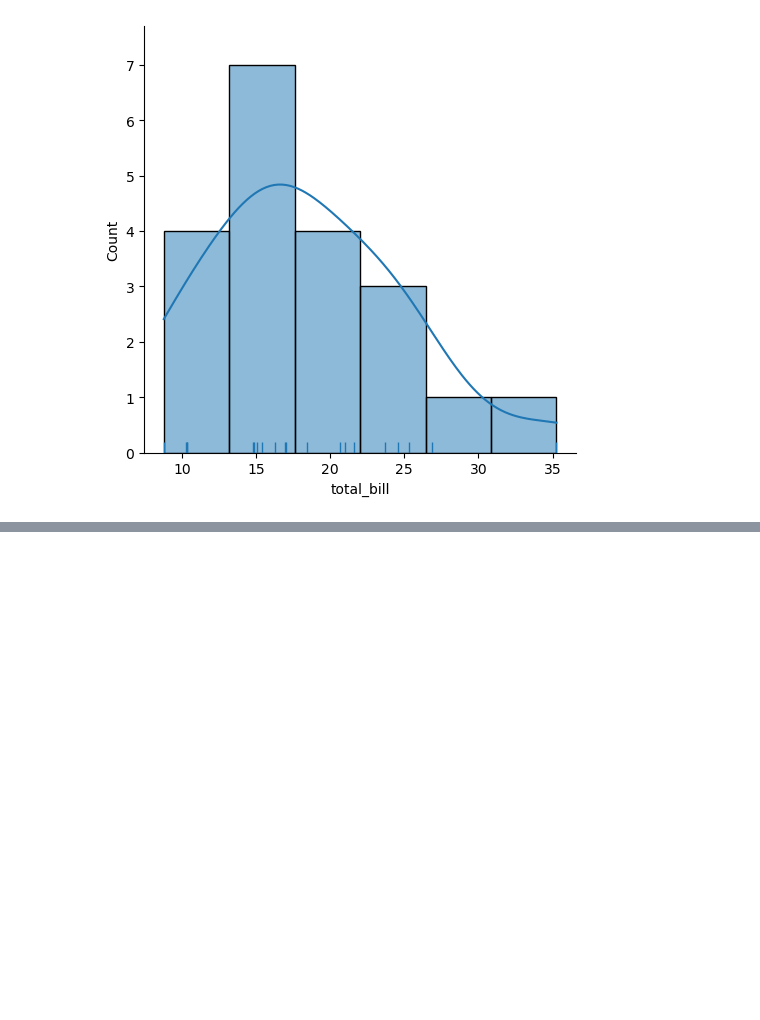
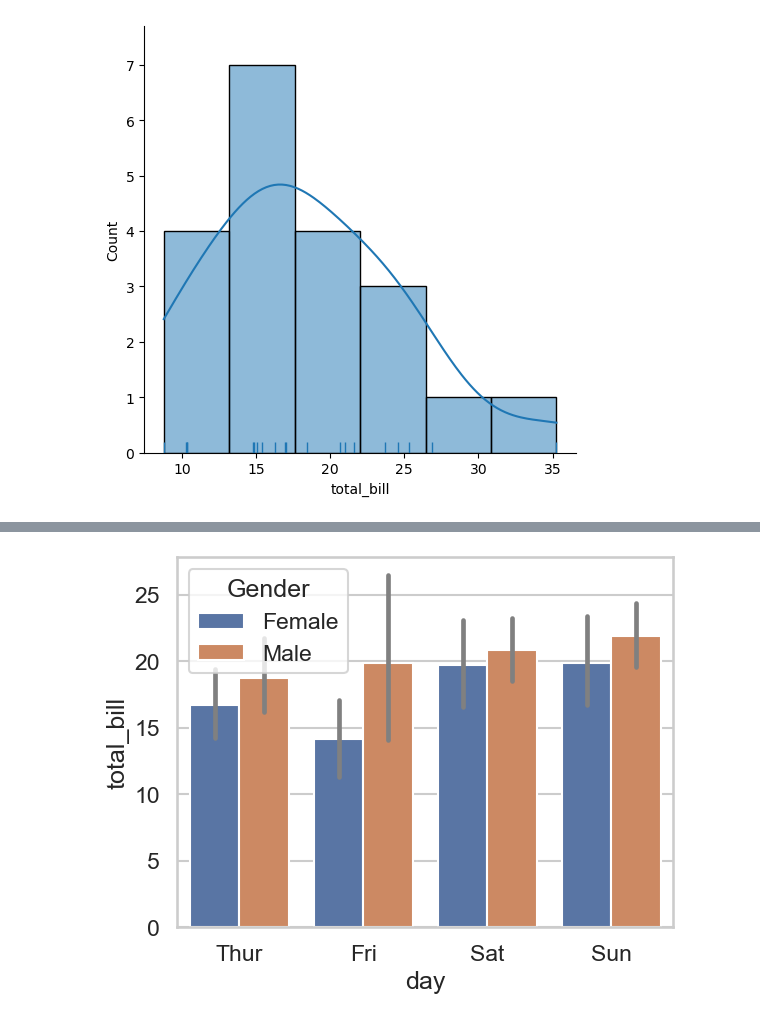
Before and after one commit to pravatn01/Seaborn-Data-Viz, a Jupyter notebook: seaborn_viz.ipynb, the cells around one changed output, grey strips where cells are left out. Cells and saved outputs as stored; diff of their text form; code cells hidden in the pictures; blank space fills up the shorter version.

Commit message:
box plot complete

```diff
--- a/seaborn_viz.ipynb
+++ b/seaborn_viz.ipynb
@@ -45,0 +68,18 @@ plt.show()                                            #rug for scale, kde for cu
+# %%
+
+tips = sns.load_dataset('tips')
+
+sns.barplot(
+    data=tips,
+    x='day',
+    y='total_bill',
+    hue='sex',
+    order=['Thur', 'Fri', 'Sat', 'Sun'],
+    hue_order=['Female', 'Male'],
+    orient='v',
+    err_kws={'color': 'grey'}
+)
+
+plt.show()
+# %% [output]
+[figure, added]
```
Also changed, not shown: parts of 2 cells of this notebook.
